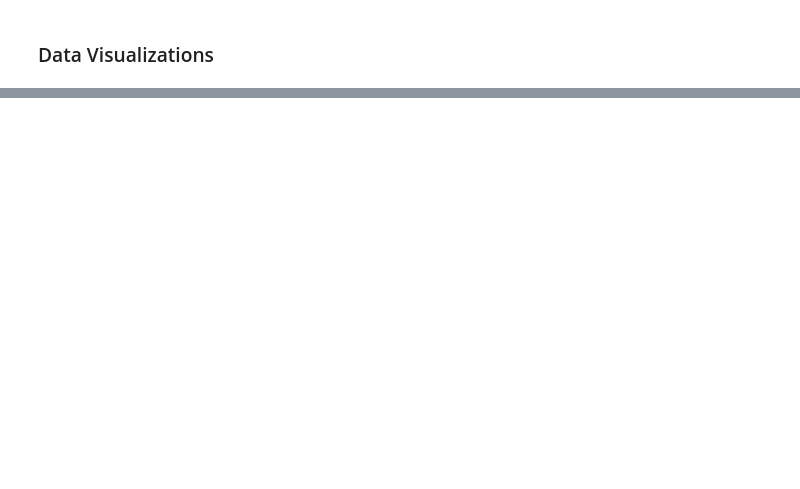
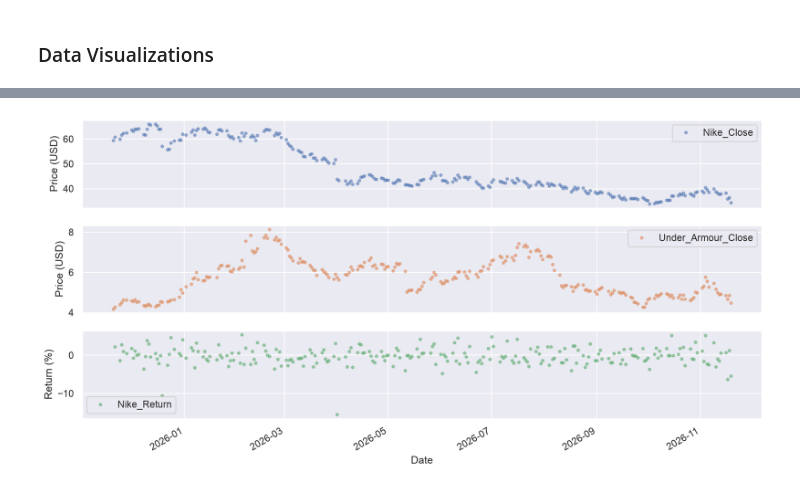
Before and after one commit to KyriansBetterCode/Chapter-8-Project, a Jupyter notebook: chapter8GroupProject.ipynb, the cells around one changed output, grey strips where cells are left out. Cells and saved outputs as stored; diff of their text form; code cells hidden in the pictures; blank space fills up the shorter version.

```diff
--- a/chapter8GroupProject.ipynb
+++ b/chapter8GroupProject.ipynb
@@ -85,0 +265,7 @@ plt.show()
+# %%
+cols_to_plot = ['Nike_Close', 'Under_Armour_Close', 'Nike_Return']
+axes = df_stocks[cols_to_plot].plot(marker='.', alpha=0.5, linestyle='None', figsize=(14, 7), subplots=True)
+for ax, label in zip(axes, ['Price (USD)', 'Price (USD)', 'Return (%)']):
+    ax.set_ylabel(label)
+# %% [output]
+[figure, added]
```
Also changed, not shown: parts of 36 cells of this notebook.
